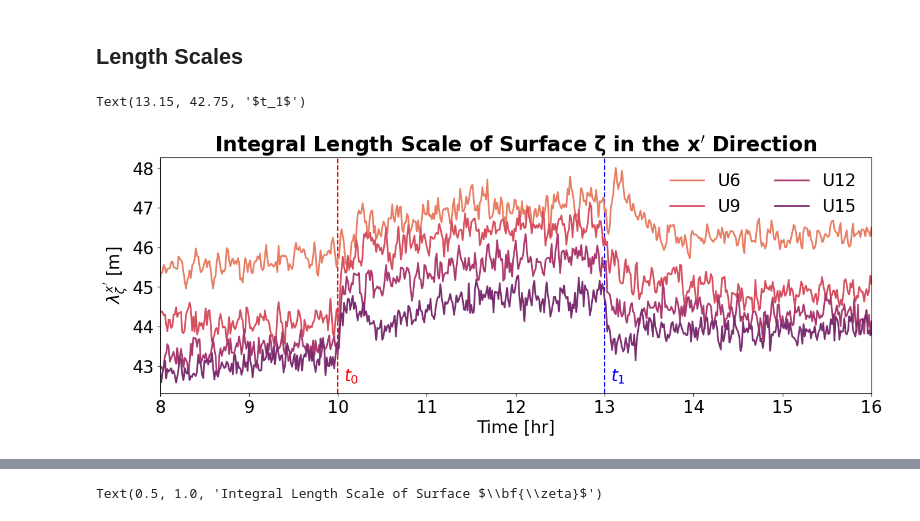
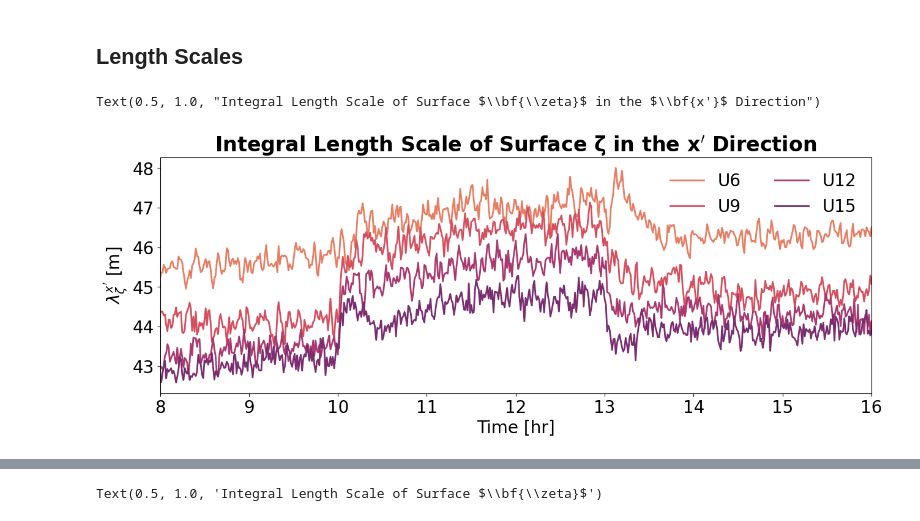
Before and after one commit to Salesky-ABL/ABL_Transition, a Jupyter notebook: plotting/plot_vorticity.ipynb, the cells around one changed output, grey strips where cells are left out. Drawn from its saved outputs; the diff is of its cells as text; code cells hidden in the pictures.

```diff
--- a/plotting/plot_vorticity.ipynb
+++ b/plotting/plot_vorticity.ipynb
@@ -748,16 +730,16 @@ Attributes:
 # %%
 x, y = vort_ac_all[0].x, vort_ac_all[0].y
 # %%
-clevs = np.linspace(-0.5,0.5001,50)
+# clevs = np.linspace(-0.5,0.5001,50)
 
-fig, ax = plt.subplots(figsize=(24,6), ncols=4, sharex=True, sharey=True)
+# fig, ax = plt.subplots(figsize=(24,6), ncols=4, sharex=True, sharey=True)
 
-for i in range(4):
-    cf = ax[i].contourf(x, y, vort_ac_all[i].zeta3_autocorr2d[:144,:,:,0].mean(dim="time"),
-                        clevs, cmap=mpl.cm.seismic, extend="both")
+# for i in range(4):
+#     cf = ax[i].contourf(x, y, vort_ac_all[i].zeta3_autocorr2d[:144,:,:,0].mean(dim="time"),
+#                         clevs, cmap=mpl.cm.seismic, extend="both")
 
-ax[0].set_xlim(-1000,1000)
-ax[0].set_ylim(-1000,1000)
+# ax[0].set_xlim(-1000,1000)
+# ax[0].set_ylim(-1000,1000)
 
-# cbar = plt.colorbar(cf, ax=ax[3])
-# cbar.set_ticks(np.arange(-0.1,0.1001,0.01))
+# # cbar = plt.colorbar(cf, ax=ax[3])
+# # cbar.set_ticks(np.arange(-0.1,0.1001,0.01))
@@ -769,28 +748,29 @@ ax[0].set_ylim(-1000,1000)
 # %%
 fig, ax = plt.subplots(figsize=(15,5), nrows=1)
 
 cases = ["U6", "U9", "U12", "U15"]
 
 for i, v in enumerate(vort_ls_all):
     # vertical vorticity
     time = v.time
     ls = v.ls_zeta3_rolls[:,0]
-    ax.plot(time, ls, c=ug_colors[i], label=cases[i], lw=2)
+    ls_norm = v.ls_zeta3_normal[:,0]
+    ax.plot(time, (ls), c=ug_colors[i], label=cases[i], lw=2)
     # # horizontal vorticity
     # time = v.time
     # ls = (v.ls_zeta1_rolls[:,0] ** 2 + v.ls_zeta2_rolls[:,0] ** 2) ** (1/2)
     # ax[1].plot(time.rolling(time=6).mean(), ls.rolling(time=6).mean(), c=ug_colors[i])
 
 ax.legend(frameon=False, ncols=2)
 ax.set_ylabel("$\lambda_{\zeta}^{x'}$ [m]")
 ax.set_xlim(8,16)
 ax.set_xlabel("Time [hr]")
 ax.set_title("Integral Length Scale of Surface $\\bf{\zeta}$ in the $\\bf{x'}$ Direction")
 
-ax.axvline(x=10, c="red", lw=1.5, ls="--", zorder=0)
-ax.axvline(x=13, c="blue", lw=1.5, ls="--", zorder=0)
-ax.text(10.15, 42.75, f"$t_0$", ha="center", va="center", c="red", fontsize=20)
-ax.text(13.15, 42.75, f"$t_1$", ha="center", va="center", c="blue", fontsize=20)
+# ax.axvline(x=10, c="red", lw=1.5, ls="--", zorder=0)
+# ax.axvline(x=13, c="blue", lw=1.5, ls="--", zorder=0)
+# ax.text(10.15, 42.75, f"$t_0$", ha="center", va="center", c="red", fontsize=20)
+# ax.text(13.15, 42.75, f"$t_1$", ha="center", va="center", c="blue", fontsize=20)
 # %% [output]
-Text(13.15, 42.75, '$t_1$')
+Text(0.5, 1.0, "Integral Length Scale of Surface $\\bf{\\zeta}$ in the $\\bf{x'}$ Direction")
-[figure, old version]
+[figure, new version]
```
Also changed, not shown: parts of 6 cells of this notebook, 1 other file.
